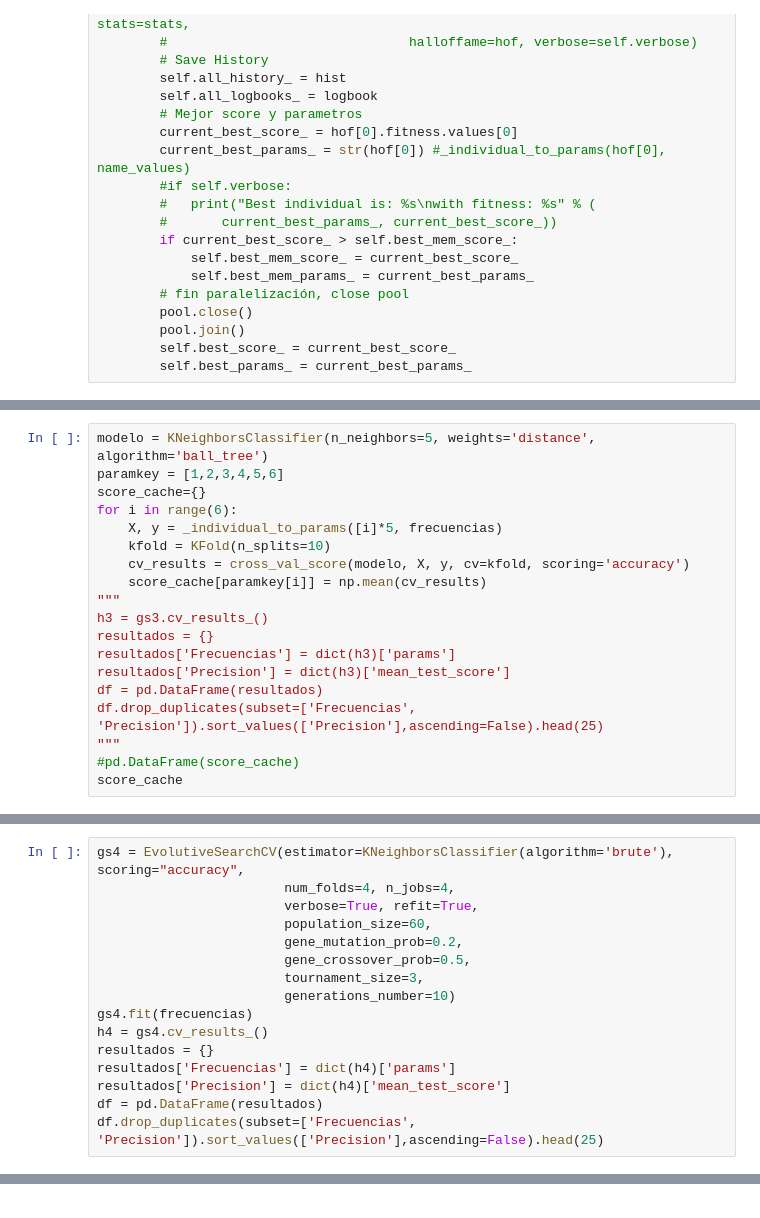
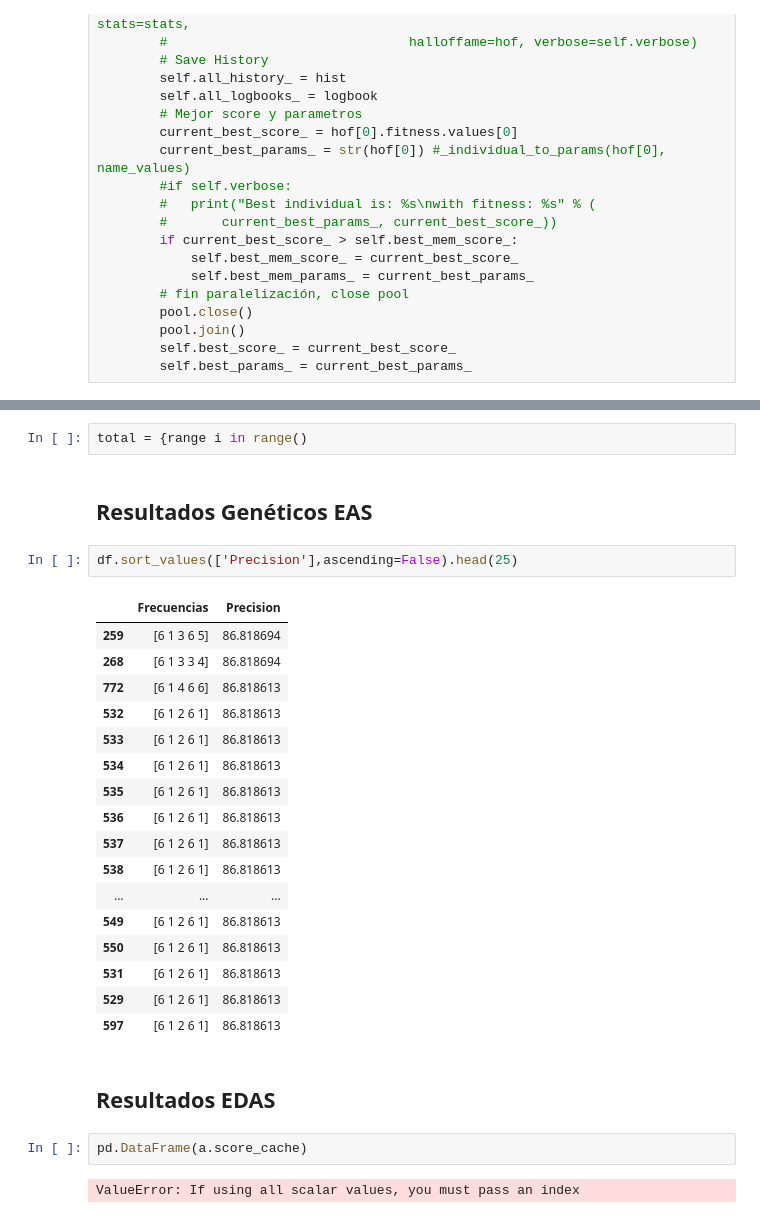
Before and after one commit to ohuarcaya/geneticosRSSI, a Jupyter notebook: EDAS.ipynb, the cells around one changed output, grey strips where cells are left out. Drawn from its saved outputs; the diff is of its cells as text.

```diff
--- a/EDAS.ipynb
+++ b/EDAS.ipynb
@@ -481,19 +430,0 @@ gen     nevals  avg             min             max             std
-# %%
-modelo = KNeighborsClassifier(n_neighbors=5, weights='distance', algorithm='ball_tree')
-paramkey = [1,2,3,4,5,6]
-score_cache={}
-for i in range(6):
-	X, y = _individual_to_params([i]*5, frecuencias)
-	kfold = KFold(n_splits=10)
-	cv_results = cross_val_score(modelo, X, y, cv=kfold, scoring='accuracy')
-	score_cache[paramkey[i]] = np.mean(cv_results)
-"""
-h3 = gs3.cv_results_()
-resultados = {}
-resultados['Frecuencias'] = dict(h3)['params']
-resultados['Precision'] = dict(h3)['mean_test_score']
-df = pd.DataFrame(resultados)
-df.drop_duplicates(subset=['Frecuencias', 'Precision']).sort_values(['Precision'],ascending=False).head(25)
-"""
-#pd.DataFrame(score_cache)
-score_cache
@@ -507,16 +430,0 @@ score_cache
-# %%
-gs4 = EvolutiveSearchCV(estimator=KNeighborsClassifier(algorithm='brute'), scoring="accuracy",
-                        num_folds=4, n_jobs=4,
-                        verbose=True, refit=True,
-                        population_size=60,
-                        gene_mutation_prob=0.2,
-                        gene_crossover_prob=0.5,
-                        tournament_size=3,
-                        generations_number=10)
-gs4.fit(frecuencias)
-h4 = gs4.cv_results_()
-resultados = {}
-resultados['Frecuencias'] = dict(h4)['params']
-resultados['Precision'] = dict(h4)['mean_test_score']
-df = pd.DataFrame(resultados)
-df.drop_duplicates(subset=['Frecuencias', 'Precision']).sort_values(['Precision'],ascending=False).head(25)
@@ -553,0 +641,30 @@ gen     nevals  avg     min     max     std
+# %%
+total = {range i in range()
+# %% [markdown]
+## Resultados Genéticos EAS
+# %%
+df.sort_values(['Precision'],ascending=False).head(25)
+# %% [output]
+|  | Frecuencias | Precision |
+| 259 | [6 1 3 6 5] | 86.818694 |
+| 268 | [6 1 3 3 4] | 86.818694 |
+| 772 | [6 1 4 6 6] | 86.818613 |
+| 532 | [6 1 2 6 1] | 86.818613 |
+| 533 | [6 1 2 6 1] | 86.818613 |
+| 534 | [6 1 2 6 1] | 86.818613 |
+| 535 | [6 1 2 6 1] | 86.818613 |
+| 536 | [6 1 2 6 1] | 86.818613 |
+| 537 | [6 1 2 6 1] | 86.818613 |
+| 538 | [6 1 2 6 1] | 86.818613 |
+| ... | ... | ... |
+| 549 | [6 1 2 6 1] | 86.818613 |
+| 550 | [6 1 2 6 1] | 86.818613 |
+| 531 | [6 1 2 6 1] | 86.818613 |
+| 529 | [6 1 2 6 1] | 86.818613 |
+| 597 | [6 1 2 6 1] | 86.818613 |
+# %% [markdown]
+## Resultados EDAS
+# %%
+pd.DataFrame(a.score_cache)
+# %% [output]
+ValueError: If using all scalar values, you must pass an index
```
Also changed, not shown: parts of 15 cells of this notebook, 1 other file.
